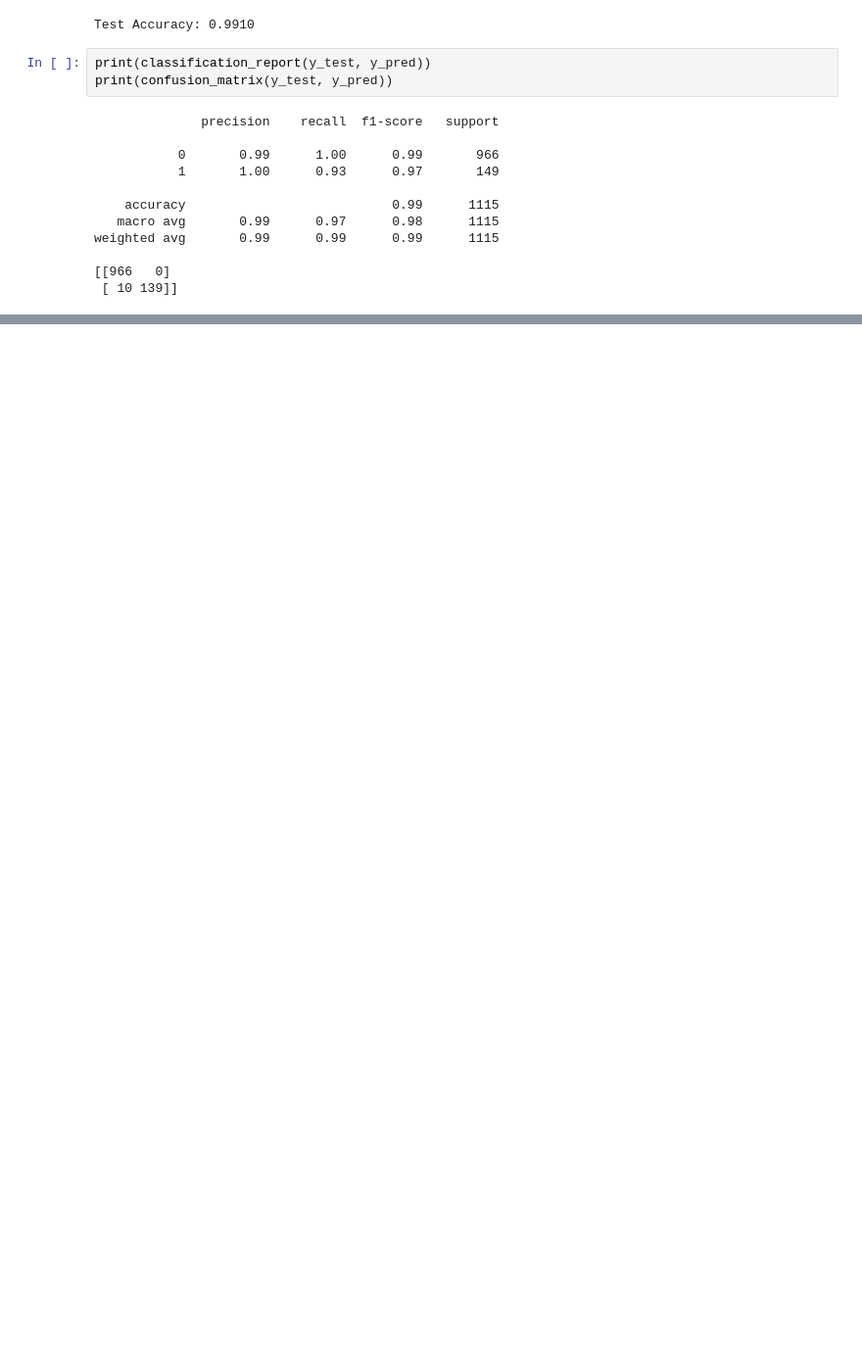
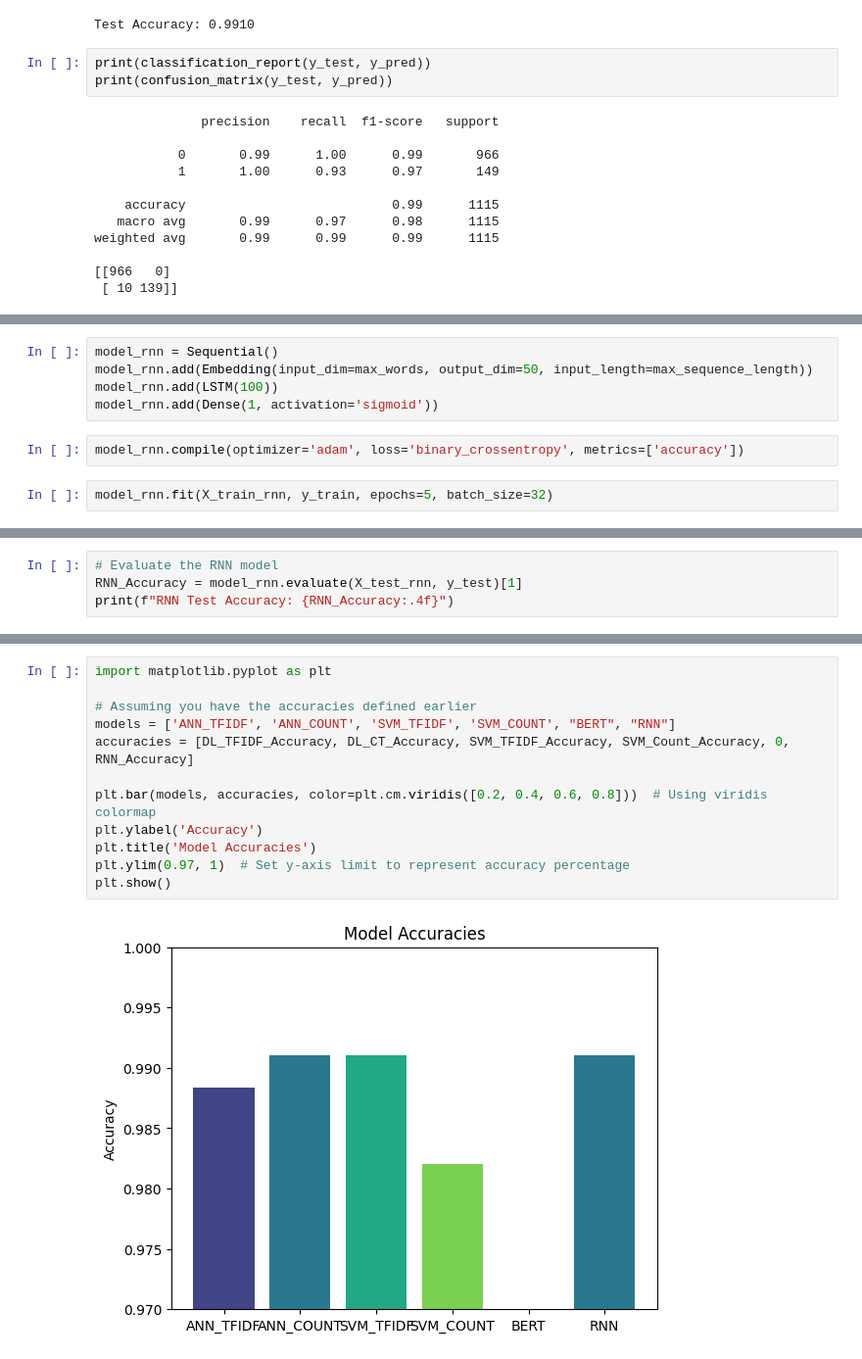
Before and after one commit to Sujalk1310/AIML-Training, a Jupyter notebook: DL/NLP/Spam_Detection.ipynb, the cells around one changed output, grey strips where cells are left out. Shown: that part at 98% size. Cells and saved outputs as stored; diff of their text form; blank space fills up the shorter version.

```diff
--- a/DL/NLP/Spam_Detection.ipynb
+++ b/DL/NLP/Spam_Detection.ipynb
@@ -248,0 +408,9 @@ for i, email in enumerate(new_emails):
+# %%
+model_rnn = Sequential()
+model_rnn.add(Embedding(input_dim=max_words, output_dim=50, input_length=max_sequence_length))
+model_rnn.add(LSTM(100))
+model_rnn.add(Dense(1, activation='sigmoid'))
+# %%
+model_rnn.compile(optimizer='adam', loss='binary_crossentropy', metrics=['accuracy'])
+# %%
+model_rnn.fit(X_train_rnn, y_train, epochs=5, batch_size=32)
@@ -248,0 +429,4 @@ for i, email in enumerate(new_emails):
+# %%
+# Evaluate the RNN model
+RNN_Accuracy = model_rnn.evaluate(X_test_rnn, y_test)[1]
+print(f"RNN Test Accuracy: {RNN_Accuracy:.4f}")
@@ -248,0 +436,14 @@ for i, email in enumerate(new_emails):
+# %%
+import matplotlib.pyplot as plt
+
+# Assuming you have the accuracies defined earlier
+models = ['ANN_TFIDF', 'ANN_COUNT', 'SVM_TFIDF', 'SVM_COUNT', "BERT", "RNN"]
+accuracies = [DL_TFIDF_Accuracy, DL_CT_Accuracy, SVM_TFIDF_Accuracy, SVM_Count_Accuracy, 0, RNN_Accuracy]
+
+plt.bar(models, accuracies, color=plt.cm.viridis([0.2, 0.4, 0.6, 0.8]))  # Using viridis colormap
+plt.ylabel('Accuracy')
+plt.title('Model Accuracies')
+plt.ylim(0.97, 1)  # Set y-axis limit to represent accuracy percentage
+plt.show()
+# %% [output]
+[figure, added]
```
Also changed, not shown: parts of 47 cells of this notebook, 1 other file.
